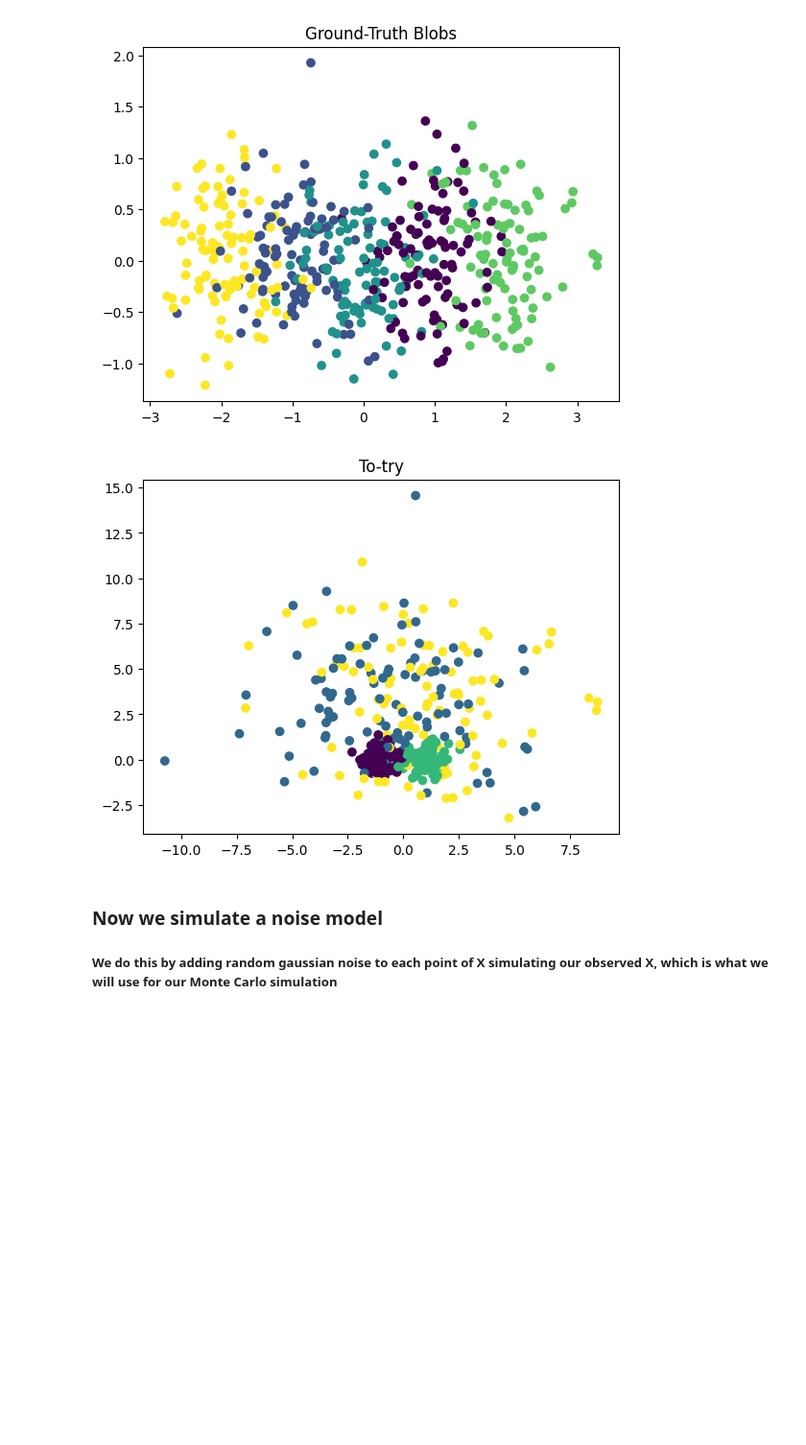
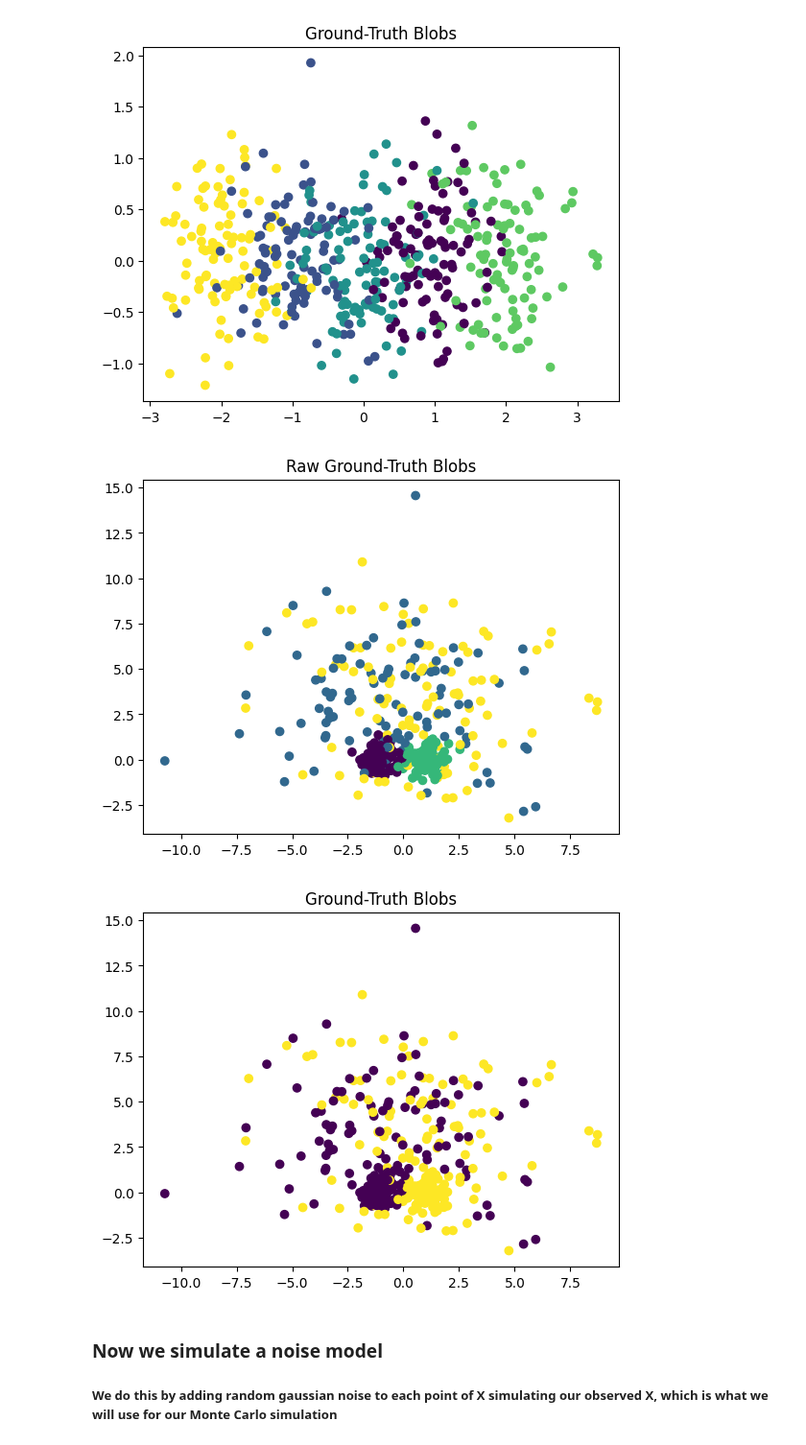
Before and after one commit to RobinB1lo/New-HDBSCAN, a Jupyter notebook: trials/probability_rank.ipynb, the cells around one changed output. Shown at 96% size. Cells and saved outputs as stored; diff of their text form; code cells hidden in the pictures; blank space fills up the shorter version.

```diff
--- a/trials/probability_rank.ipynb
+++ b/trials/probability_rank.ipynb
@@ -17,26 +17,31 @@ plt.title("Ground-Truth Blobs")
 plt.show ()
 # %% [output]
 [figure]
-# %%
-centers     = [[-1.0, 0.0], [-1.0, 3.0], [1.0, 0.0], [1.0, 3.0]]
-cluster_std = [0.5, 3.0, 0.5, 3.0]
-
-n_per_comp = [100, 100, 100, 100]
-
-Y, raw_labels = make_blobs(
-    n_samples    = n_per_comp,
-    centers      = centers,
-    cluster_std  = cluster_std,
-    random_state = 42
-    )
-
-truth_labels = (raw_labels >= 2).astype(int)
-
-plt.scatter(Y[:,0], Y[:,1], c=raw_labels, cmap='viridis')
-plt.title("To-try")
-plt.show()
-# %% [output]
-[figure, removed]
+# %%
+centers     = [[-1.0, 0.0], [-1.0, 3.0], [1.0, 0.0], [1.0, 3.0]]
+cluster_std = [0.5, 3.0, 0.5, 3.0]
+
+n_per_comp = [100, 100, 100, 100]
+
+X, raw_labels = make_blobs(
+    n_samples    = n_per_comp,
+    centers      = centers,
+    cluster_std  = cluster_std,
+    random_state = 42
+    )
+
+
+true_labels = (raw_labels >= 2).astype(int)
+
+plt.scatter(X[:,0], X[:,1], c=raw_labels, cmap='viridis')
+plt.title("Raw Ground-Truth Blobs")
+plt.show()
+plt.scatter(X[:,0], X[:,1], c=true_labels, cmap='viridis')
+plt.title("Ground-Truth Blobs")
+plt.show()
+# %% [output]
+[figure, added]
+[figure, added]
 # %% [markdown]
 ### Now we simulate a noise model
 ##### We do this by adding random gaussian noise to each point of X simulating our observed X, which is what we will use for our Monte Carlo simulation
```
Also changed, not shown: parts of 7 cells of this notebook, 3 other files.
